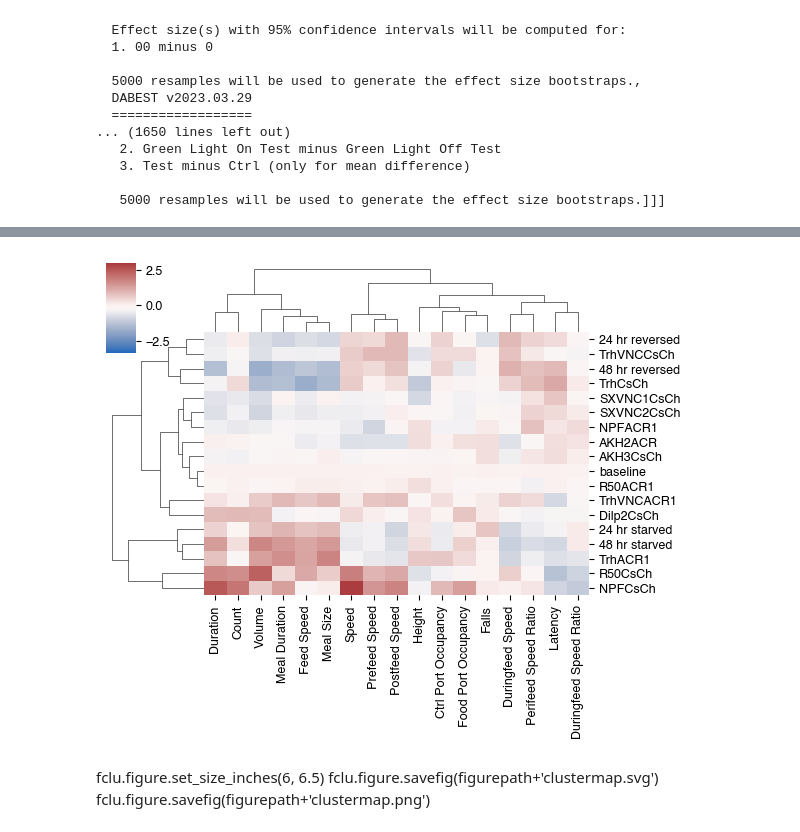
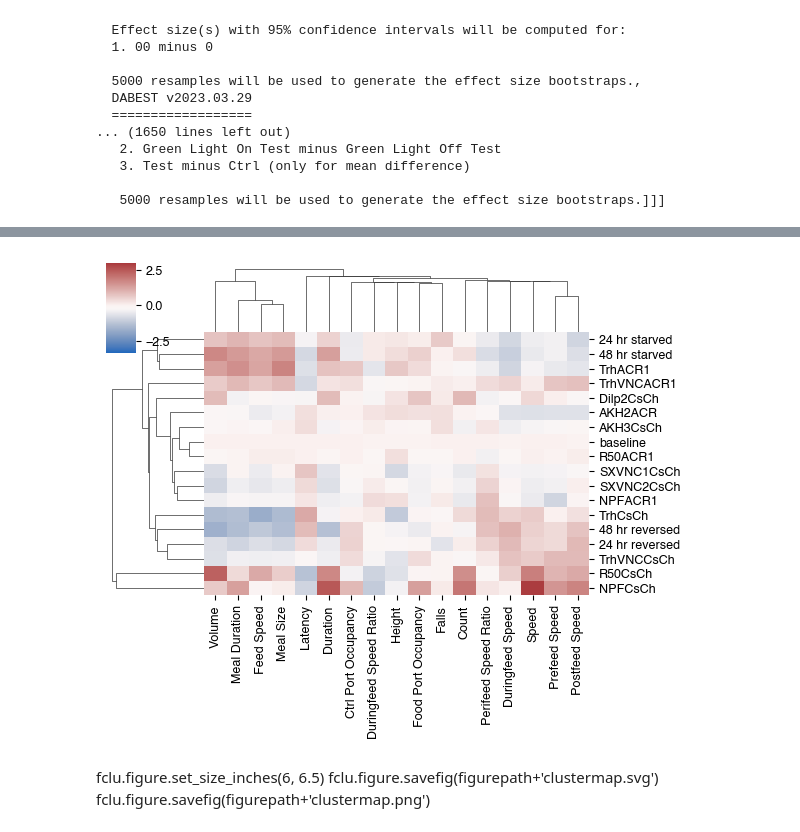
Before and after one commit to sangyu/Holophenotype5HT, a Jupyter notebook: nbs/01_Figures/04_Holophenotype.ipynb, the cells around one changed output, grey strips where cells are left out. Saved outputs shown, nothing was run; the diff lists cells and outputs as text; code cells hidden in the pictures.

Commit message:
Added Figure Holo and Figure Trh R50

```diff
--- a/nbs/01_Figures/04_Holophenotype.ipynb
+++ b/nbs/01_Figures/04_Holophenotype.ipynb
@@ -39,7 +39,7 @@ imagepath = paperpath + 'Figures20240202/'
 figurepath = imagepath + '/Figure4/'
 
 
-w1118 = pd.read_csv(picklepath + 'w1118.csv')
+w1118 = pd.read_csv(picklepath + 'W1118Dark_ele.csv')
 TrhCsCh = pd.read_csv(picklepath + 'TrhCsCh_ele.csv').sort_values(by = 'Light')
 R50CsCh = pd.read_csv(picklepath + 'R50CsCh_ele.csv').sort_values(by = 'Light')
 TrhACR = pd.read_csv(picklepath + 'TrhACRRound2_ele.csv').sort_values(by = 'Light')
@@ -278,11 +278,11 @@ delta_types = ['delta', 'delta', 'delta', 'delta', 'delta', 'deltadelta', 'delta
 # %%
 corr = deltas.T.corr()
 
 # mask = np.triu(np.ones_like(corr, dtype=bool))
 # f, ax = plt.subplots(figsize=(4, 3))
-fclu = sns.clustermap(deltas, cmap='vlag', method = 'complete', figsize=(6, 5), vmin=3, vmax=-3)
+fclu = sns.clustermap(deltas, cmap='vlag', method = 'single', figsize=(6, 5), vmin=3, vmax=-3)
 # %% [output]
-[figure, old version]
+[figure, new version]
 # %% [markdown]
 fclu.figure.set_size_inches(6, 6.5)
 fclu.figure.savefig(figurepath+'clustermap.svg')
```
Also changed, not shown: parts of 2 cells of this notebook, 4 other files.
